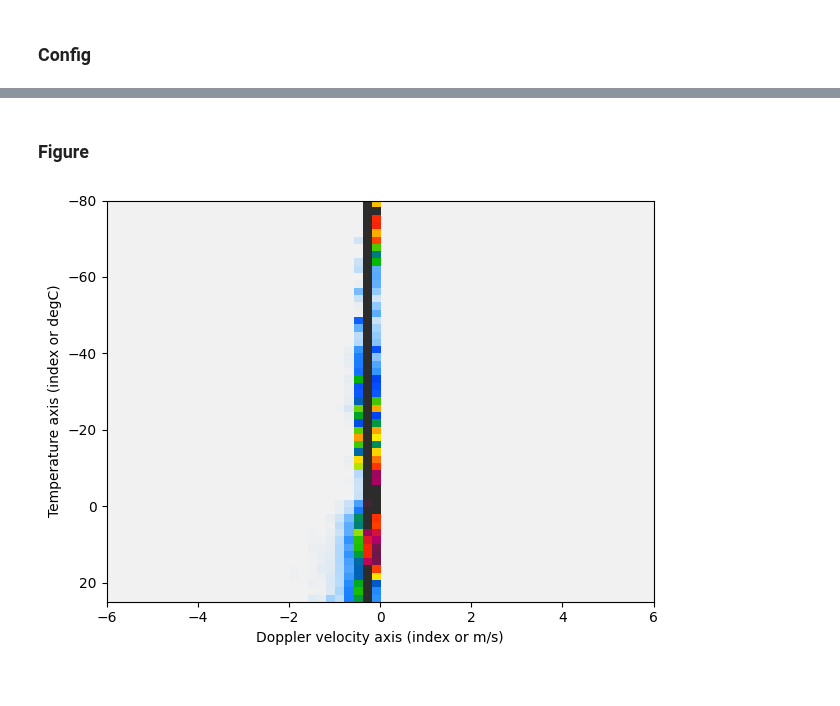
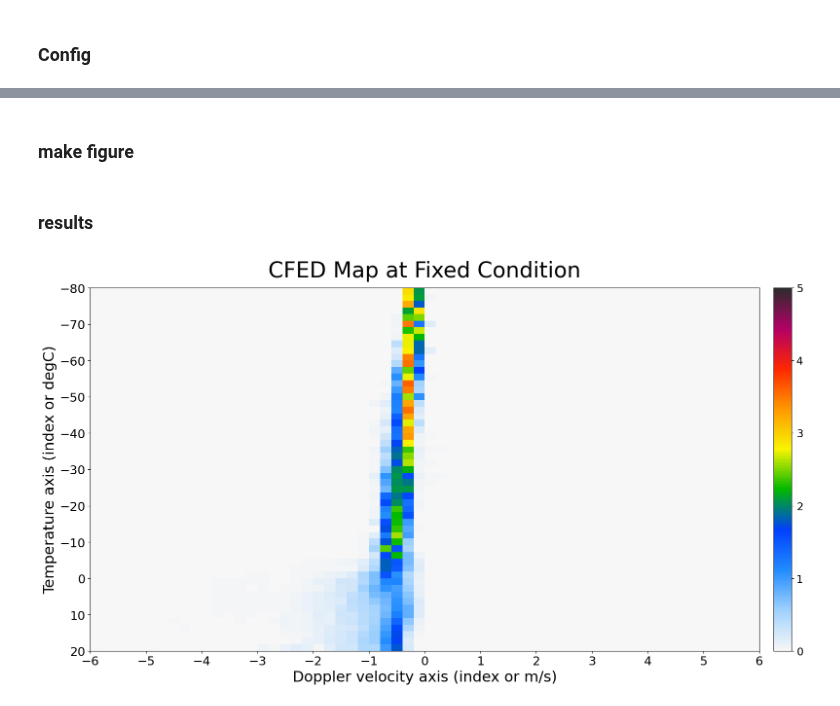
Before and after one commit to CFMIP/COSPv2.0, a Jupyter notebook: driver/check/dplrw_results.ipynb, the cells around one changed output, grey strips where cells are left out. Cells and saved outputs as stored; diff of their text form; code cells hidden in the pictures.

```diff
--- a/driver/check/dplrw_results.ipynb
+++ b/driver/check/dplrw_results.ipynb
@@ -131,4 +133,4 @@ cfed = np.zeros_like(smpl)
 cfed[~zero_check] = smpl[~zero_check]/nrm[~zero_check]
 cfed[zero_check] = np.nan
 # %% [markdown]
-### Figure
+### make figure
@@ -156,18 +155,38 @@ jmacmap2=LinearSegmentedColormap.from_list("jmacmap2",colors=jmacolors)
 # %%
-#extent = [x_edge[0], x_edge[-1], y_edge[-1], y_edge[0]]
-extent = [ -6.0, 6.0, 25.0, -80.0 ]
+%%capture
+plt.ioff()
 
-im = plt.imshow(cfed,
+fig, ax = plt.subplots(figsize=(16,9))
+im = ax.imshow(cfed,
                 extent=extent,
                 interpolation='nearest',
                 origin='upper',
-                cmap=jmacmap2,
+                vmax=5.0,
+                cmap=color_linear,
                 aspect='auto')
 
-plt.xlabel("Doppler velocity axis (index or m/s)")
-plt.ylabel("Temperature axis (index or degC)")
+ax.set_title("CFED Map at Fixed Condition", fontsize=32, pad=16)
 
-plt.tight_layout()
-plt.show()
+ax.set_xlabel("Doppler velocity axis (index or m/s)",fontsize=22)
+ax.set_ylabel("Temperature axis (index or degC)",fontsize=22)
+
+ax.xaxis.set_major_locator(MultipleLocator(xtics))
+ax.yaxis.set_major_locator(MultipleLocator(ytics))
+ax.tick_params(axis='both', which='major', labelsize=18)
+
+cbar = fig.colorbar(im, ax=ax,
+                    orientation='vertical',
+                    pad=0.02,
+                    fraction=0.045,
+                    shrink=1.0)
+cbar.set_label("", fontsize=13)
+cbar.ax.tick_params(labelsize=16)
+
+
+fig.tight_layout()
-# %% [output]
-[figure, removed]
+# %% [markdown]
+### results
+# %%
+display(fig)
+# %% [output]
+[figure, added]
```
Also changed, not shown: parts of 8 cells of this notebook, 1 other file.
